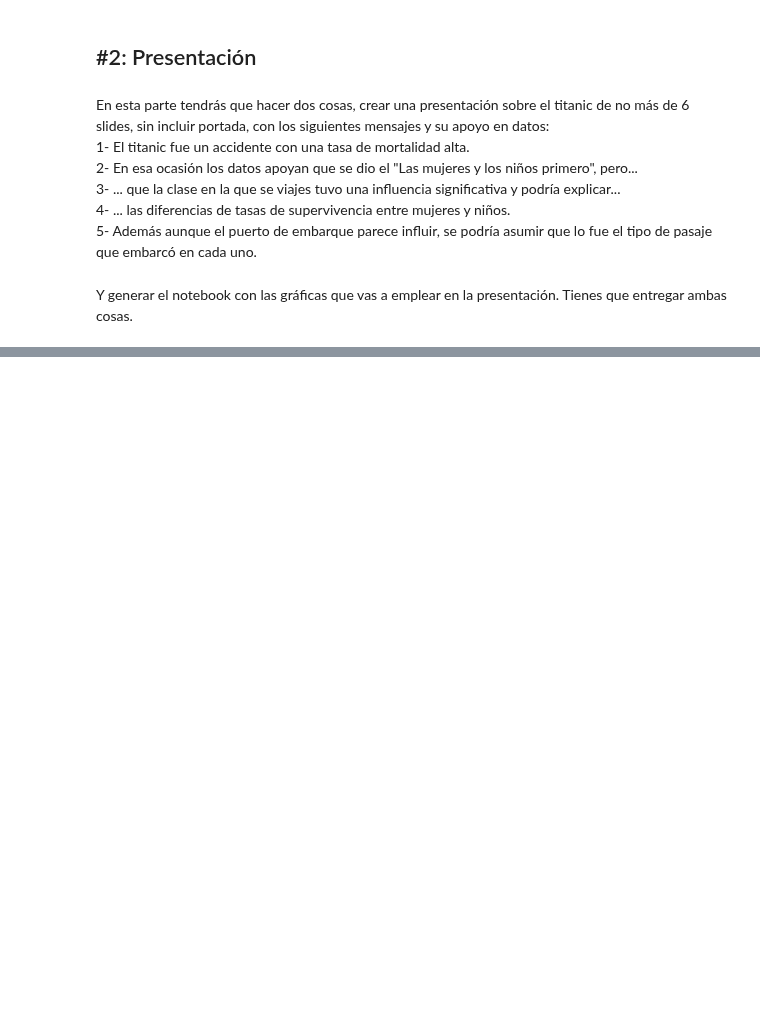
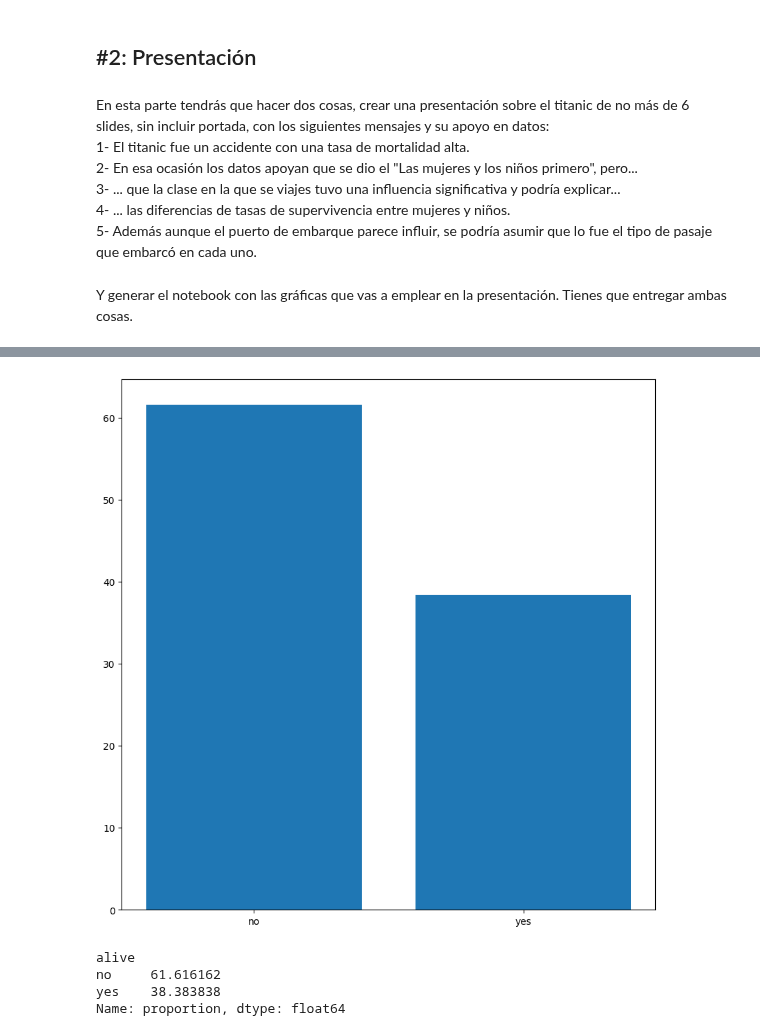
Before and after one commit to mariasanvals/DS_Online_Feb24_Exercises, a Jupyter notebook: 03_Analisis_de_Datos/Sprint_08/Unidad_02/Practica_Obligatoria/18_Practica_Obligatoria_Visualizacion_Presentacion.ipynb, the cells around one changed output, grey strips where cells are left out. Drawn from its saved outputs; the diff is of its cells as text; code cells hidden in the pictures; blank space fills up the shorter version.

```diff
--- a/03_Analisis_de_Datos/Sprint_08/Unidad_02/Practica_Obligatoria/18_Practica_Obligatoria_Visualizacion_Presentacion.ipynb
+++ b/03_Analisis_de_Datos/Sprint_08/Unidad_02/Practica_Obligatoria/18_Practica_Obligatoria_Visualizacion_Presentacion.ipynb
@@ -162,3 +181,6 @@ En esta parte tendrás que hacer dos cosas, crear una presentación sobre el tit
 5- Además aunque el puerto de embarque parece influir, se podría asumir que lo fue el tipo de pasaje que embarcó en cada uno.
 # %% [markdown]
 Y generar el notebook con las gráficas que vas a emplear en la presentación. Tienes que entregar ambas cosas.
+# %%
+df_titanic = pd.read_csv("./data/titanic.csv")
+df_titanic.head()
@@ -164,0 +194,21 @@ Y generar el notebook con las gráficas que vas a emplear en la presentación. T
+# %%
+# 1- El titanic fue un accidente con una tasa de mortalidad alta.
+
+# frecuencias absolutas
+categorias = df_titanic.alive.value_counts().index.to_list()
+frecuencias = df_titanic.alive.value_counts().to_list()
+# frecuencias  relativas
+frecuencias_relativas = (df_titanic.alive.value_counts(normalize = True) * 100).to_list()
+
+plt.figure(figsize=(10,10))
+plt.bar(categorias, frecuencias_relativas);
+# %% [output]
+[figure, added]
+# %%
+frecuencias_relativas = (df_titanic.alive.value_counts(normalize = True) * 100) #para saber porcentaje
+frecuencias_relativas
+# %% [output]
+alive
+no     61.616162
+yes    38.383838
+Name: proportion, dtype: float64
```
Also changed, not shown: parts of 19 cells of this notebook, 2 other files.
